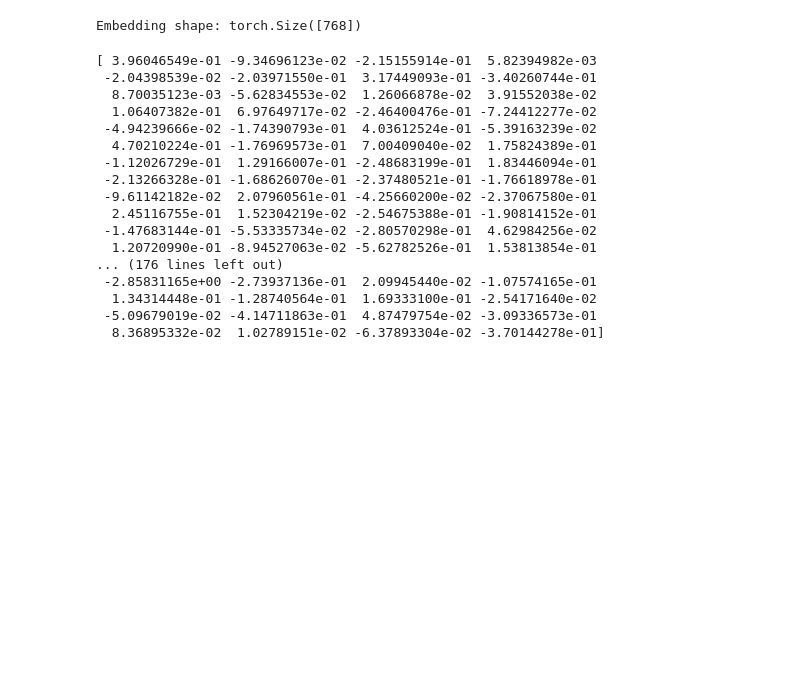
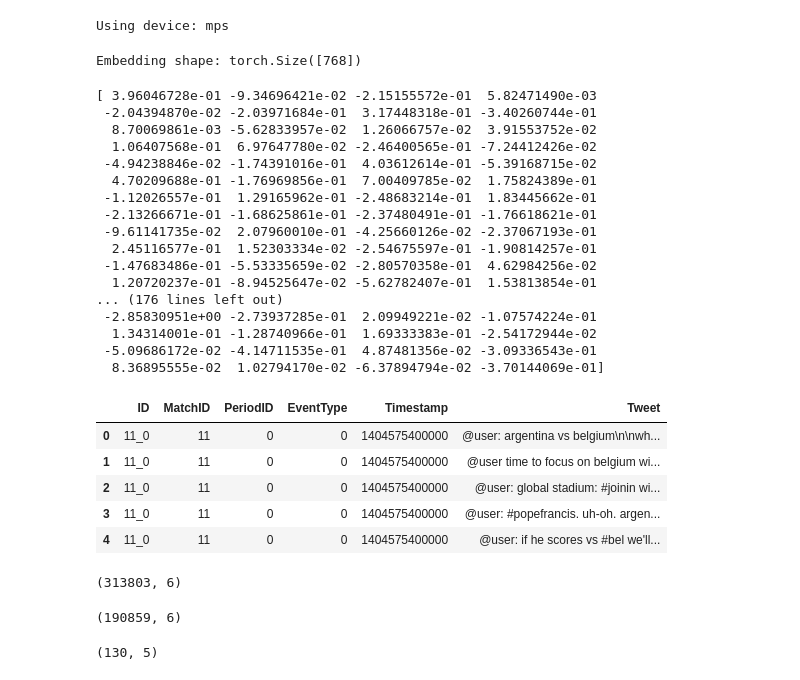
Before and after one commit to mattiaamartino/sub-event-detection, a Jupyter notebook: dim_reduction.ipynb, the cells around one changed output. Saved outputs shown, nothing was run; the diff lists cells and outputs as text; code cells hidden in the pictures; blank space fills up the shorter version.

```diff
--- a/dim_reduction.ipynb
+++ b/dim_reduction.ipynb
@@ -3,7 +3,15 @@ import pandas as pd
 import numpy as np
 from sklearn.decomposition import PCA
 from transformers import AutoTokenizer, AutoModel
+import matplotlib.pyplot as plt
+import pandas as pd
+import datetime
 import torch
+
+device = torch.device("mps" if torch.backends.mps.is_available() else "cpu")
+print(f"Using device: {device}")
+# %% [output]
+Using device: mps
 # %%
 BASE_MODEL_NAME = "distilbert-base-uncased"
 tokenizer = AutoTokenizer.from_pretrained(BASE_MODEL_NAME)
@@ -20,22 +28,41 @@ print("Embedding shape:", embedding.shape)
 # %% [output]
 Embedding shape: torch.Size([768])
 # %%
-print(embedding.numpy())
+print(embedding.cpu().numpy())
 # %% [output]
-[ 3.96046549e-01 -9.34696123e-02 -2.15155914e-01  5.82394982e-03
- -2.04398539e-02 -2.03971550e-01  3.17449093e-01 -3.40260744e-01
-  8.70035123e-03 -5.62834553e-02  1.26066878e-02  3.91552038e-02
-  1.06407382e-01  6.97649717e-02 -2.46400476e-01 -7.24412277e-02
- -4.94239666e-02 -1.74390793e-01  4.03612524e-01 -5.39163239e-02
-  4.70210224e-01 -1.76969573e-01  7.00409040e-02  1.75824389e-01
- -1.12026729e-01  1.29166007e-01 -2.48683199e-01  1.83446094e-01
- -2.13266328e-01 -1.68626070e-01 -2.37480521e-01 -1.76618978e-01
- -9.61142182e-02  2.07960561e-01 -4.25660200e-02 -2.37067580e-01
-  2.45116755e-01  1.52304219e-02 -2.54675388e-01 -1.90814152e-01
- -1.47683144e-01 -5.53335734e-02 -2.80570298e-01  4.62984256e-02
-  1.20720990e-01 -8.94527063e-02 -5.62782526e-01  1.53813854e-01
+[ 3.96046728e-01 -9.34696421e-02 -2.15155572e-01  5.82471490e-03
+ -2.04394870e-02 -2.03971684e-01  3.17448318e-01 -3.40260744e-01
+  8.70069861e-03 -5.62833957e-02  1.26066757e-02  3.91553752e-02
+  1.06407568e-01  6.97647780e-02 -2.46400565e-01 -7.24412426e-02
+ -4.94238846e-02 -1.74391016e-01  4.03612614e-01 -5.39168715e-02
+  4.70209688e-01 -1.76969856e-01  7.00409785e-02  1.75824389e-01
+ -1.12026557e-01  1.29165962e-01 -2.48683214e-01  1.83445662e-01
+ -2.13266671e-01 -1.68625861e-01 -2.37480491e-01 -1.76618621e-01
+ -9.61141735e-02  2.07960010e-01 -4.25660126e-02 -2.37067193e-01
+  2.45116577e-01  1.52303334e-02 -2.54675597e-01 -1.90814257e-01
+ -1.47683486e-01 -5.53335659e-02 -2.80570358e-01  4.62984256e-02
+  1.20720237e-01 -8.94525647e-02 -5.62782407e-01  1.53813854e-01
 ... (176 lines left out)
- -2.85831165e+00 -2.73937136e-01  2.09945440e-02 -1.07574165e-01
-  1.34314448e-01 -1.28740564e-01  1.69333100e-01 -2.54171640e-02
- -5.09679019e-02 -4.14711863e-01  4.87479754e-02 -3.09336573e-01
-  8.36895332e-02  1.02789151e-02 -6.37893304e-02 -3.70144278e-01]
+ -2.85830951e+00 -2.73937285e-01  2.09949221e-02 -1.07574224e-01
+  1.34314001e-01 -1.28740966e-01  1.69333383e-01 -2.54172944e-02
+ -5.09686172e-02 -4.14711535e-01  4.87481356e-02 -3.09336543e-01
+  8.36895555e-02  1.02794170e-02 -6.37894794e-02 -3.70144069e-01]
+# %%
+trial_df = pd.read_csv("cleaned_train/ArgentinaBelgium72.csv")
+# %%
+trial_df.head()
+# %% [output]
+|  | ID | MatchID | PeriodID | EventType | Timestamp | Tweet |
+| 0 | 11_0 | 11 | 0 | 0 | 1404575400000 | @user: argentina vs belgium\n\nwh... |
+| 1 | 11_0 | 11 | 0 | 0 | 1404575400000 | @user time to focus on belgium wi... |
+| 2 | 11_0 | 11 | 0 | 0 | 1404575400000 | @user: global stadium: #joinin wi... |
+| 3 | 11_0 | 11 | 0 | 0 | 1404575400000 | @user: #popefrancis. uh-oh. argen... |
+| 4 | 11_0 | 11 | 0 | 0 | 1404575400000 | @user: if he scores vs #bel we'll... |
+# %%
+trial_df.shape
+# %% [output]
+(313803, 6)
+# %%
+trial_df[trial_df["EventType"]==1].shape
+# %% [output]
+(190859, 6)
@@ -41,0 +73,4 @@ print(embedding.numpy())
+# %%
+grouped_df.shape
+# %% [output]
+(130, 5)
```
Also changed, not shown: parts of 25 cells of this notebook, 2 other files.
